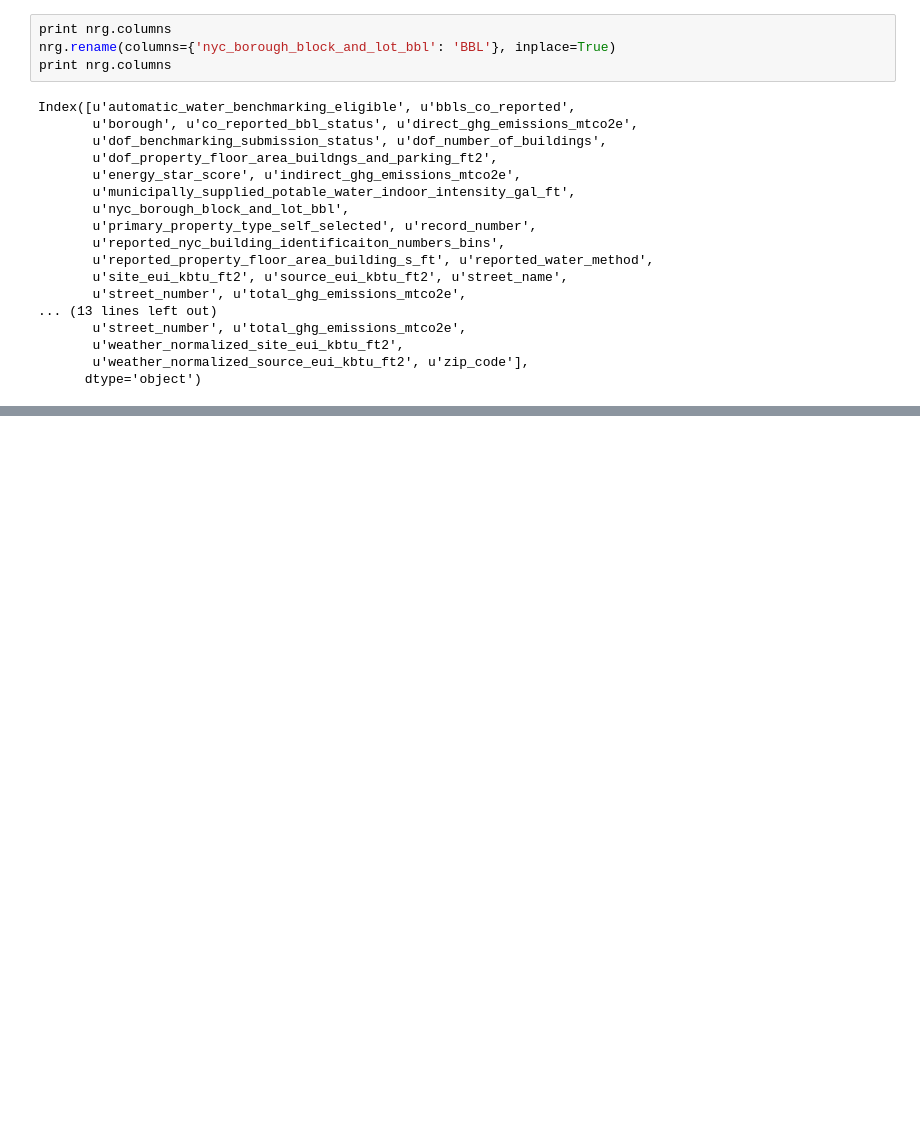
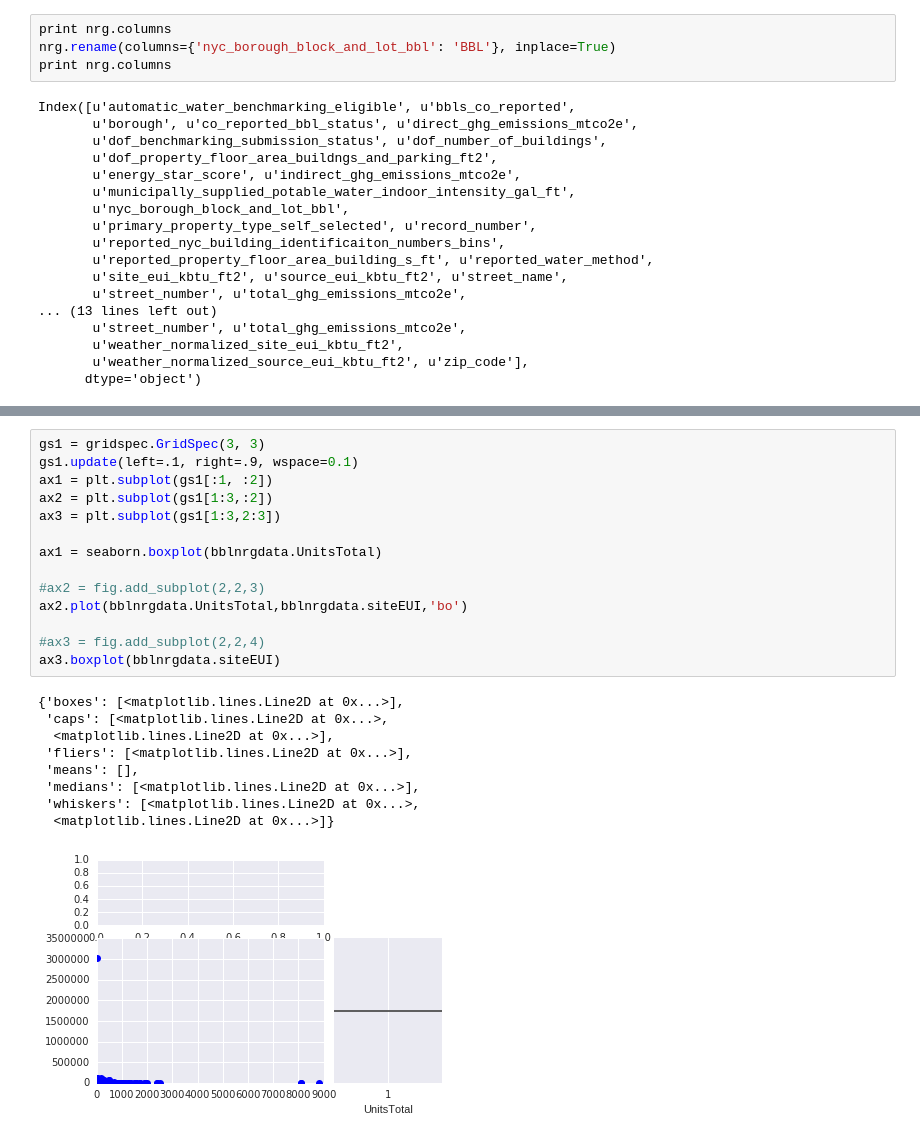
Before and after one commit to alephcero/PUI2016_fdg224, a Jupyter notebook: HW6_fdg224/HW6_1_fdg224.ipynb, the cells around one changed output, grey strips where cells are left out. Saved outputs shown, nothing was run; the diff lists cells and outputs as text; blank space fills up the shorter version.

```diff
--- a/HW6_fdg224/HW6_1_fdg224.ipynb
+++ b/HW6_fdg224/HW6_1_fdg224.ipynb
@@ -144,0 +154,24 @@ numpy.float64
+# %%
+gs1 = gridspec.GridSpec(3, 3)
+gs1.update(left=.1, right=.9, wspace=0.1)
+ax1 = plt.subplot(gs1[:1, :2])
+ax2 = plt.subplot(gs1[1:3,:2])
+ax3 = plt.subplot(gs1[1:3,2:3])
+
+ax1 = seaborn.boxplot(bblnrgdata.UnitsTotal)
+
+#ax2 = fig.add_subplot(2,2,3)
+ax2.plot(bblnrgdata.UnitsTotal,bblnrgdata.siteEUI,'bo')
+
+#ax3 = fig.add_subplot(2,2,4)
+ax3.boxplot(bblnrgdata.siteEUI)
+# %% [output]
+{'boxes': [<matplotlib.lines.Line2D at 0x...>],
+ 'caps': [<matplotlib.lines.Line2D at 0x...>,
+  <matplotlib.lines.Line2D at 0x...>],
+ 'fliers': [<matplotlib.lines.Line2D at 0x...>],
+ 'means': [],
+ 'medians': [<matplotlib.lines.Line2D at 0x...>],
+ 'whiskers': [<matplotlib.lines.Line2D at 0x...>,
+  <matplotlib.lines.Line2D at 0x...>]}
+[figure, added]
```
Also changed, not shown: parts of 16 cells of this notebook.
